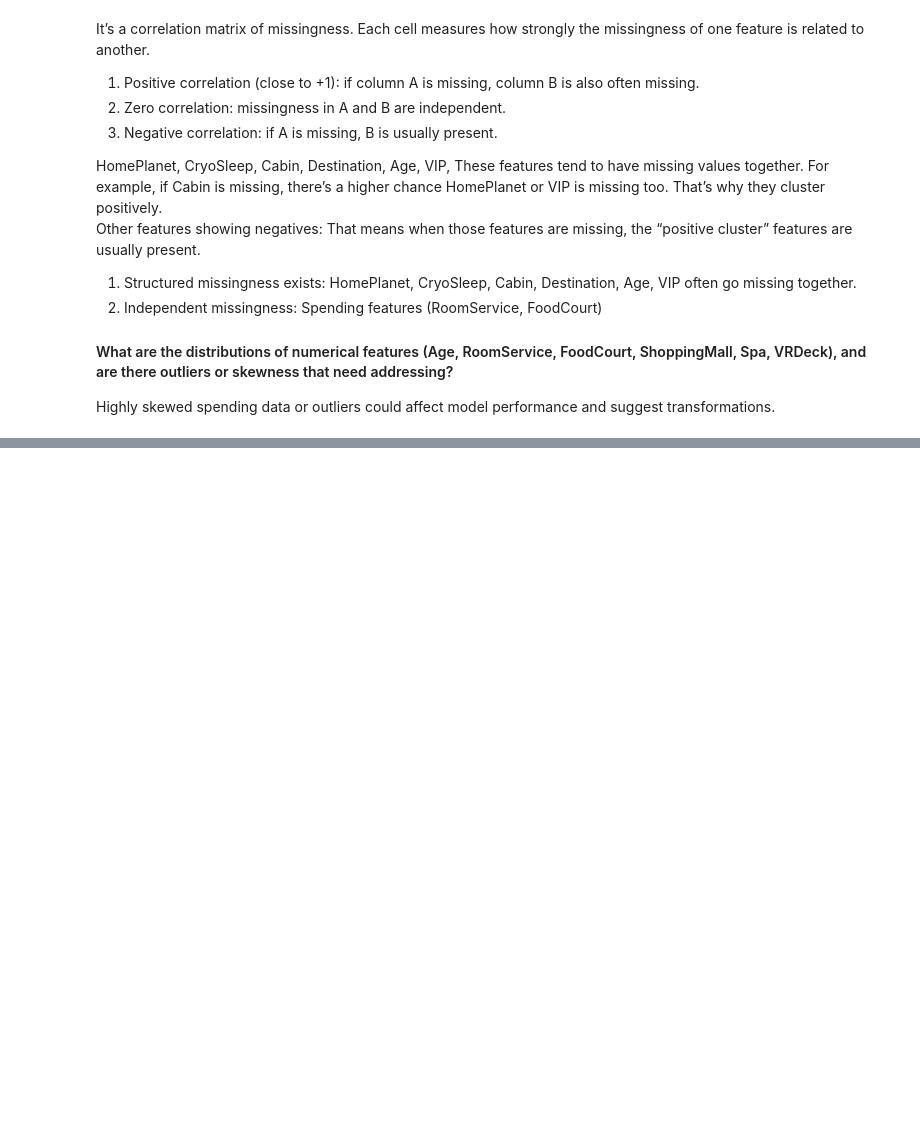
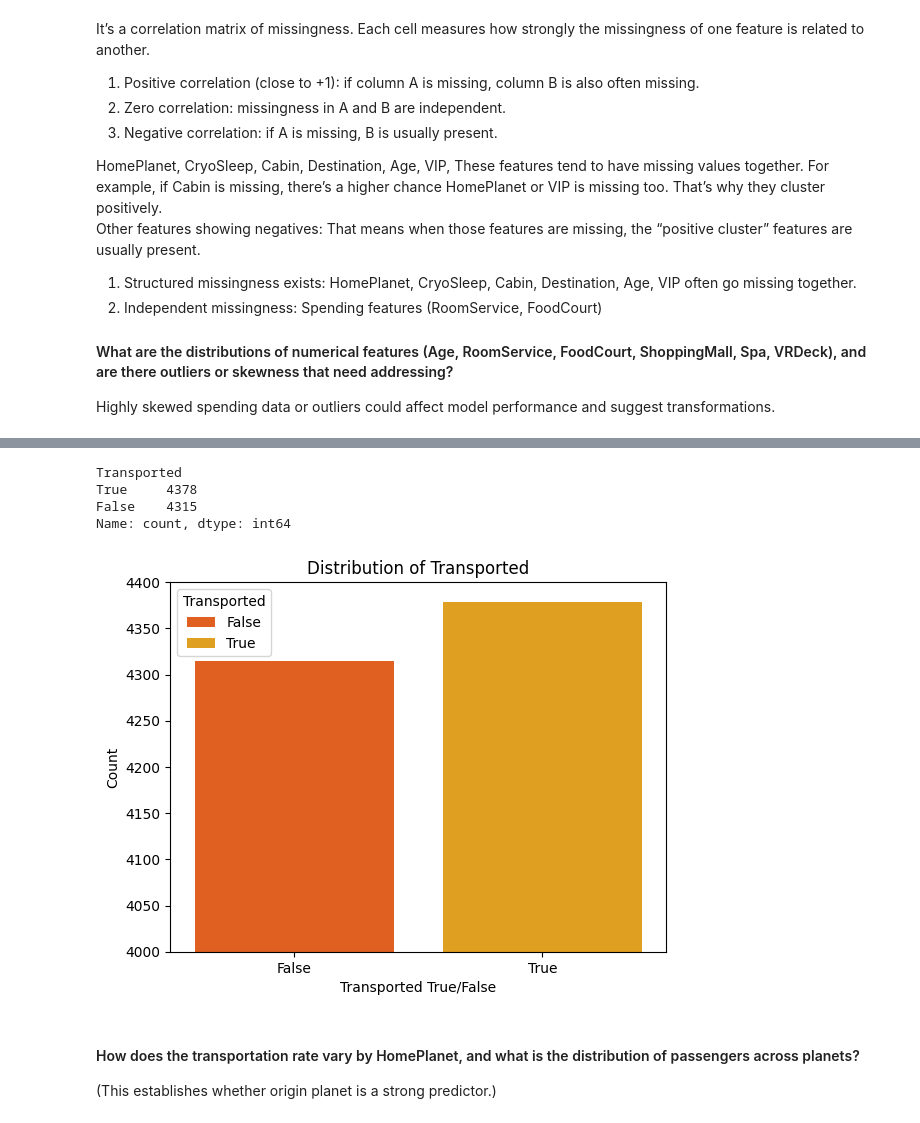
Before and after one commit to Darknight47/Kaggle-Competitions, a Jupyter notebook: Spaceship_Titanic/notebooks/data_understanding.ipynb, the cells around one changed output, grey strips where cells are left out. Saved outputs shown, nothing was run; the diff lists cells and outputs as text; code cells hidden in the pictures; blank space fills up the shorter version.

Commit message:
data understanding

```diff
--- a/Spaceship_Titanic/notebooks/data_understanding.ipynb
+++ b/Spaceship_Titanic/notebooks/data_understanding.ipynb
@@ -93,0 +118,19 @@ Highly skewed spending data or outliers could affect model performance and sugge
+# %%
+df['Transported'].value_counts()
+# %% [output]
+Transported
+True     4378
+False    4315
+Name: count, dtype: int64
+# %%
+sns.countplot(x='Transported', data=df, palette='autumn', hue='Transported')
+plt.title('Distribution of Transported')
+plt.xlabel('Transported True/False')
+plt.ylabel('Count')
+plt.ylim(4000, 4400)
+plt.show()
+# %% [output]
+[figure, added]
+# %% [markdown]
+#### How does the transportation rate vary by HomePlanet, and what is the distribution of passengers across planets?
+(This establishes whether origin planet is a strong predictor.)
```
Also changed, not shown: parts of 55 cells of this notebook.
